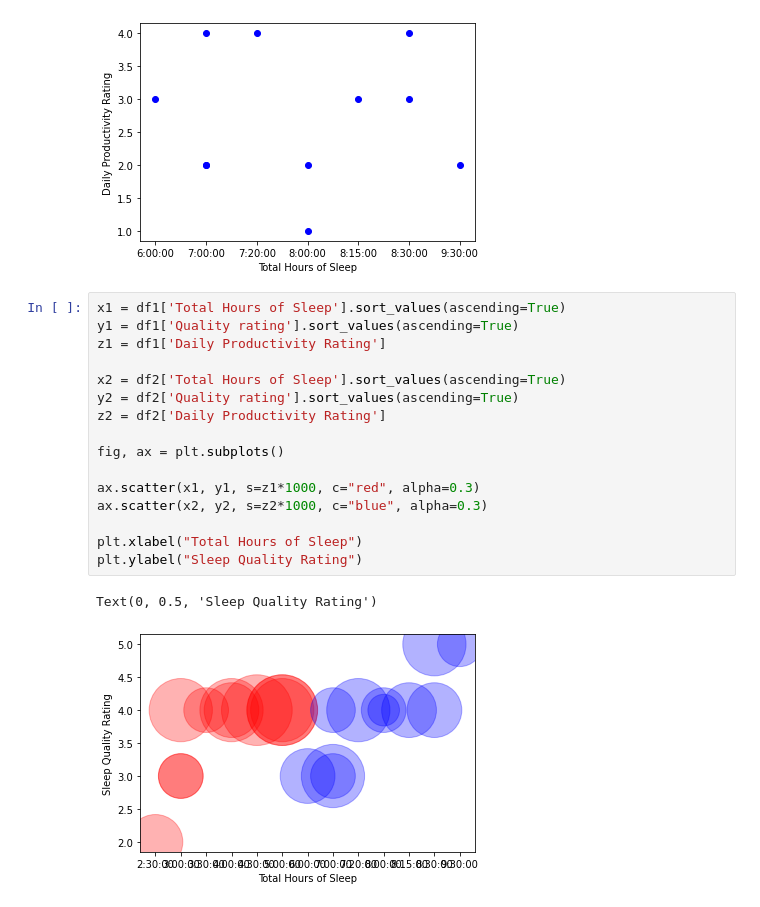
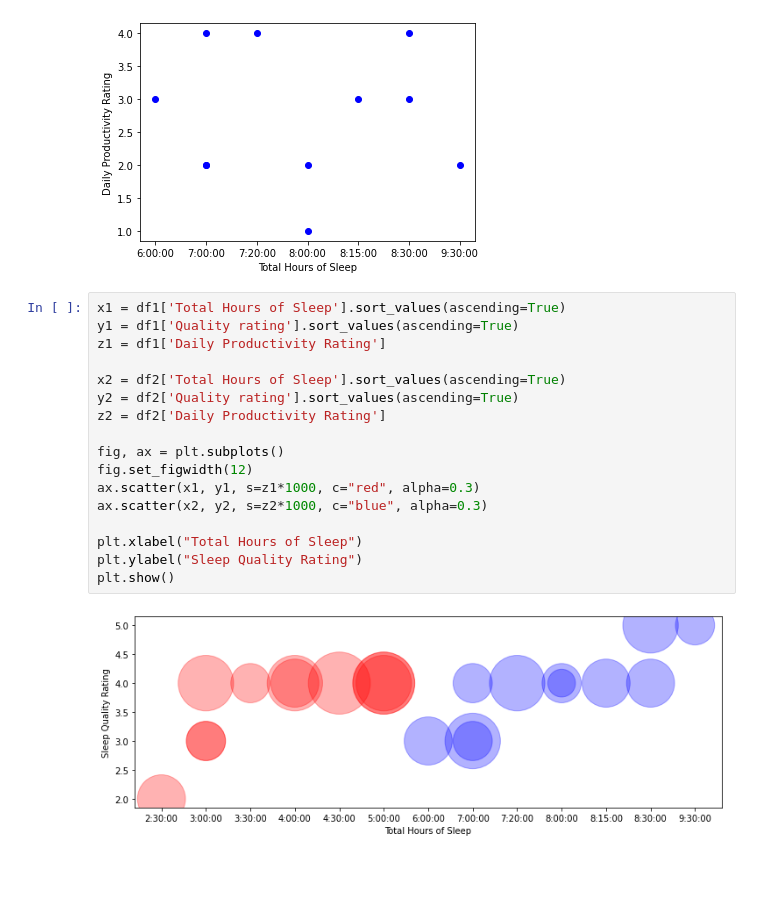
Before and after one commit to AliDzulfiqar/English-402-Data-Viz-Project, a Jupyter notebook: DataVizProject.ipynb, the cells around one changed output. Saved outputs shown, nothing was run; the diff lists cells and outputs as text; blank space fills up the shorter version.

```diff
--- a/DataVizProject.ipynb
+++ b/DataVizProject.ipynb
@@ -104,19 +104,19 @@ plt.show()
 # %%
 x1 = df1['Total Hours of Sleep'].sort_values(ascending=True)
 y1 = df1['Quality rating'].sort_values(ascending=True)
 z1 = df1['Daily Productivity Rating']
 
 x2 = df2['Total Hours of Sleep'].sort_values(ascending=True)
 y2 = df2['Quality rating'].sort_values(ascending=True)
 z2 = df2['Daily Productivity Rating']
 
 fig, ax = plt.subplots()
-
+fig.set_figwidth(12)
 ax.scatter(x1, y1, s=z1*1000, c="red", alpha=0.3)
 ax.scatter(x2, y2, s=z2*1000, c="blue", alpha=0.3)
 
 plt.xlabel("Total Hours of Sleep")
 plt.ylabel("Sleep Quality Rating")
+plt.show()
 # %% [output]
-Text(0, 0.5, 'Sleep Quality Rating')
-[figure, old version]
+[figure, new version]
```
